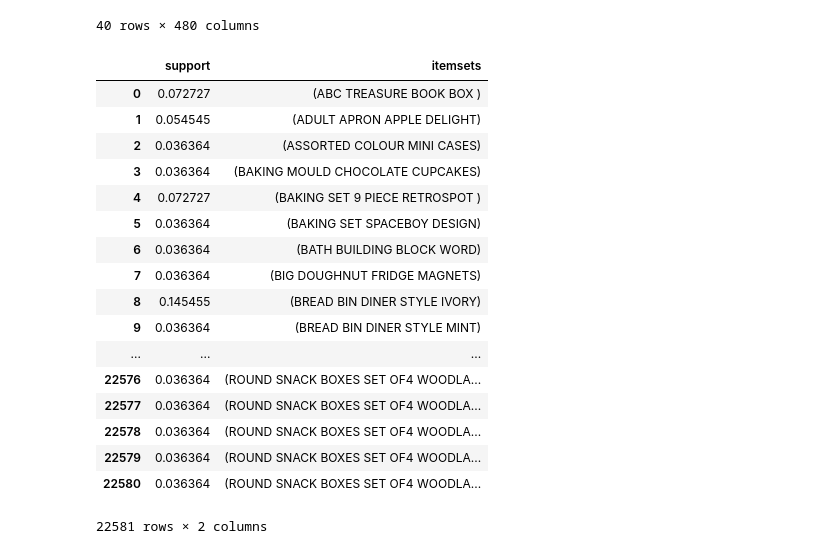
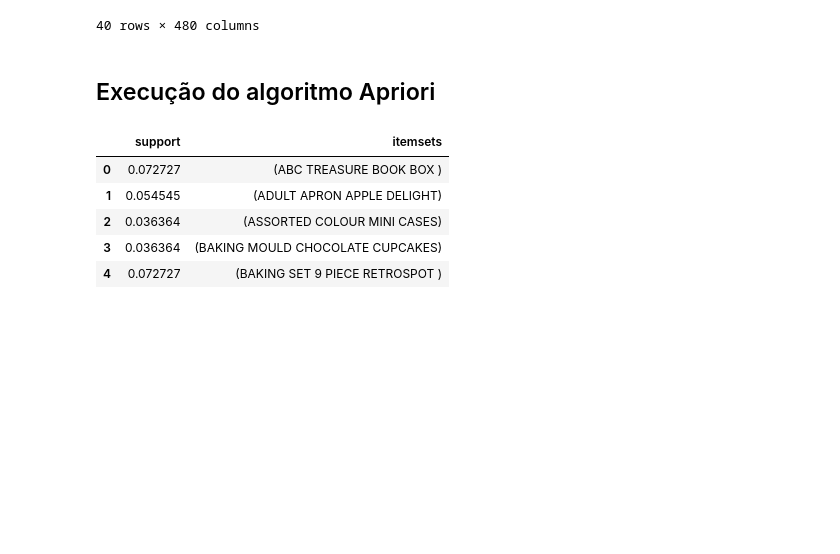
Before and after one commit to BrunoICardoso/DataScience, a Jupyter notebook: machine-learning-1/Trabalho 3 - Regras de Associação.ipynb, the cells around one changed output. Saved outputs shown, nothing was run; the diff lists cells and outputs as text; code cells hidden in the pictures; blank space fills up the shorter version.

```diff
--- a/machine-learning-1/Trabalho 3 - Regras de Associação.ipynb
+++ b/machine-learning-1/Trabalho 3 - Regras de Associação.ipynb
@@ -164,26 +168,16 @@ df1.head(40)
 | 38 | False | False | False | False | ... |
 | 39 | False | False | False | False | ... |
 40 rows × 480 columns
+# %% [markdown]
+## Execução do algoritmo Apriori
 # %%
 #encontrando regras com no mínimo 5% de suporte
 frequent_items = apriori(df1, min_support=0.02, use_colnames=True)
-frequent_items
+frequent_items.head(5)
 # %% [output]
 |  | support | itemsets |
 | 0 | 0.072727 | (ABC TREASURE BOOK BOX ) |
 | 1 | 0.054545 | (ADULT APRON APPLE DELIGHT) |
 | 2 | 0.036364 | (ASSORTED COLOUR MINI CASES) |
 | 3 | 0.036364 | (BAKING MOULD CHOCOLATE CUPCAKES) |
 | 4 | 0.072727 | (BAKING SET 9 PIECE RETROSPOT ) |
-| 5 | 0.036364 | (BAKING SET SPACEBOY DESIGN) |
-| 6 | 0.036364 | (BATH BUILDING BLOCK WORD) |
-| 7 | 0.036364 | (BIG DOUGHNUT FRIDGE MAGNETS) |
-| 8 | 0.145455 | (BREAD BIN DINER STYLE IVORY) |
-| 9 | 0.036364 | (BREAD BIN DINER STYLE MINT) |
-| ... | ... | ... |
-| 22576 | 0.036364 | (ROUND SNACK BOXES SET OF4 WOODLA... |
-| 22577 | 0.036364 | (ROUND SNACK BOXES SET OF4 WOODLA... |
-| 22578 | 0.036364 | (ROUND SNACK BOXES SET OF4 WOODLA... |
-| 22579 | 0.036364 | (ROUND SNACK BOXES SET OF4 WOODLA... |
-| 22580 | 0.036364 | (ROUND SNACK BOXES SET OF4 WOODLA... |
-22581 rows × 2 columns
```
Also changed, not shown: parts of 26 cells of this notebook.
